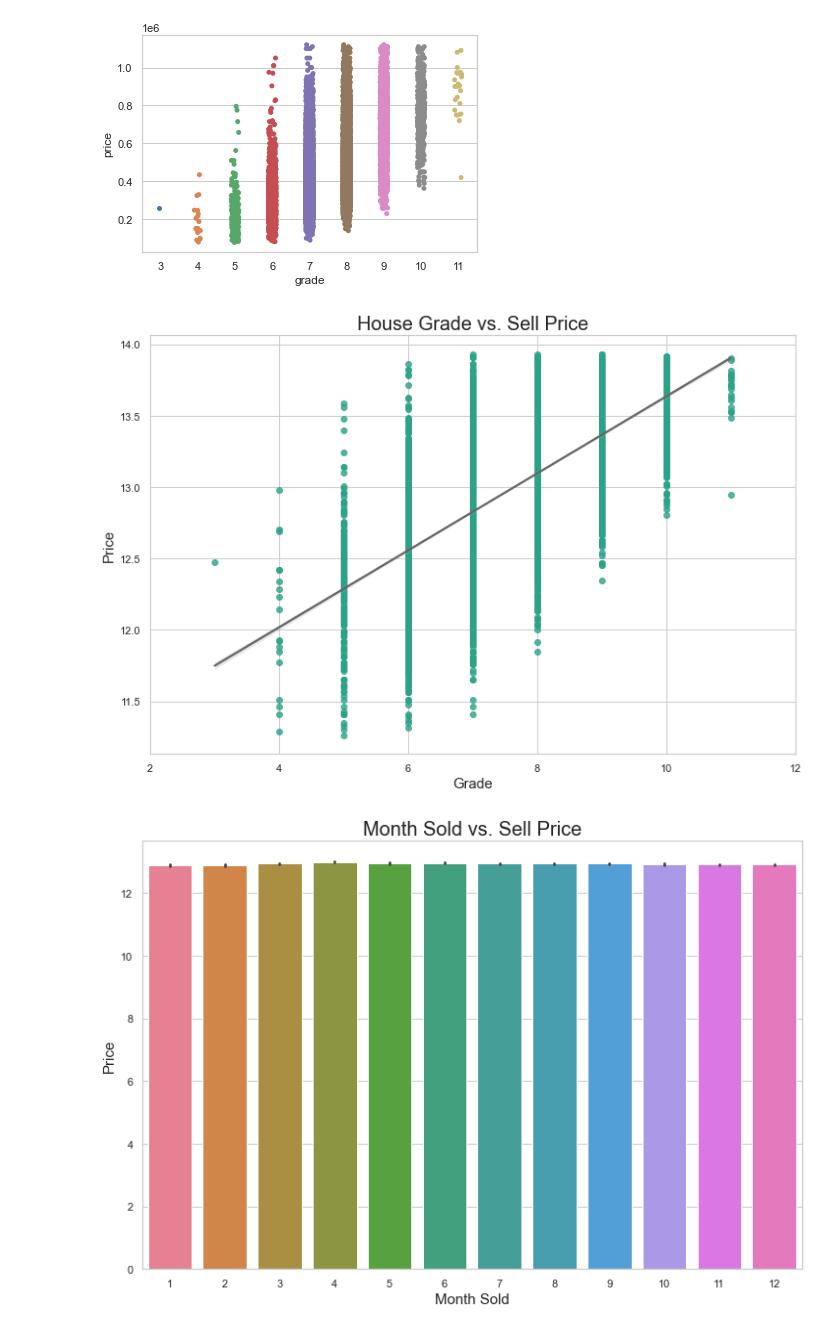
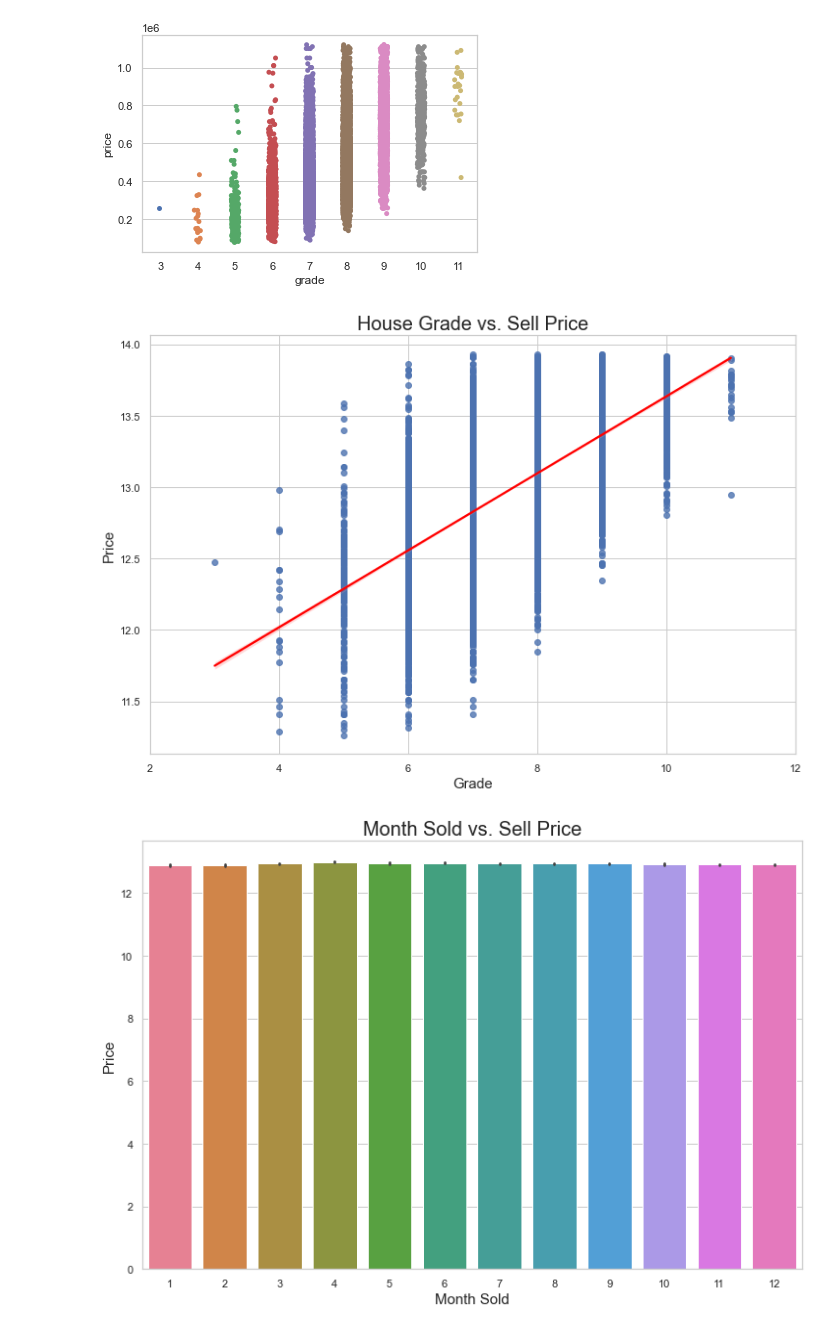
Before and after one commit to AnyOldRandomNameWillDOo/Module-2-Final-Project, a Jupyter notebook: Final Notebook.ipynb, the cells around one changed output. Saved outputs shown, nothing was run; the diff lists cells and outputs as text; code cells hidden in the pictures.

```diff
--- a/Final Notebook.ipynb
+++ b/Final Notebook.ipynb
@@ -2172,16 +2172,16 @@ sns.stripplot(model4_df['grade'], model4_df['price'])
 [figure]
 # %%
 fig, ax = plt.subplots(figsize=(12,8))
-sns.regplot(model6_df['grade'], model6_df['price'], scatter_kws={'color':'#2ca388'}, line_kws={'color':'#666666'})
+sns.regplot(model6_df['grade'], model6_df['price'], line_kws={'color':'red'})
 ax.set(xlim=(2, 12))
 # fmt_money = '${x:,.0f}'
 # tick_money = mtick.StrMethodFormatter(fmt_money)
 # ax.yaxis.set_major_formatter(tick_money)
 ax.set_xlabel('Grade', fontsize=15)
 ax.set_ylabel('Price', fontsize=15)
 ax.set_title('House Grade vs. Sell Price', fontsize=20);
 # %% [output]
-[figure, old version]
+[figure, new version]
 # %%
 fig, ax = plt.subplots(figsize=(12,8))
 
```
Also changed, not shown: 1 other file.
